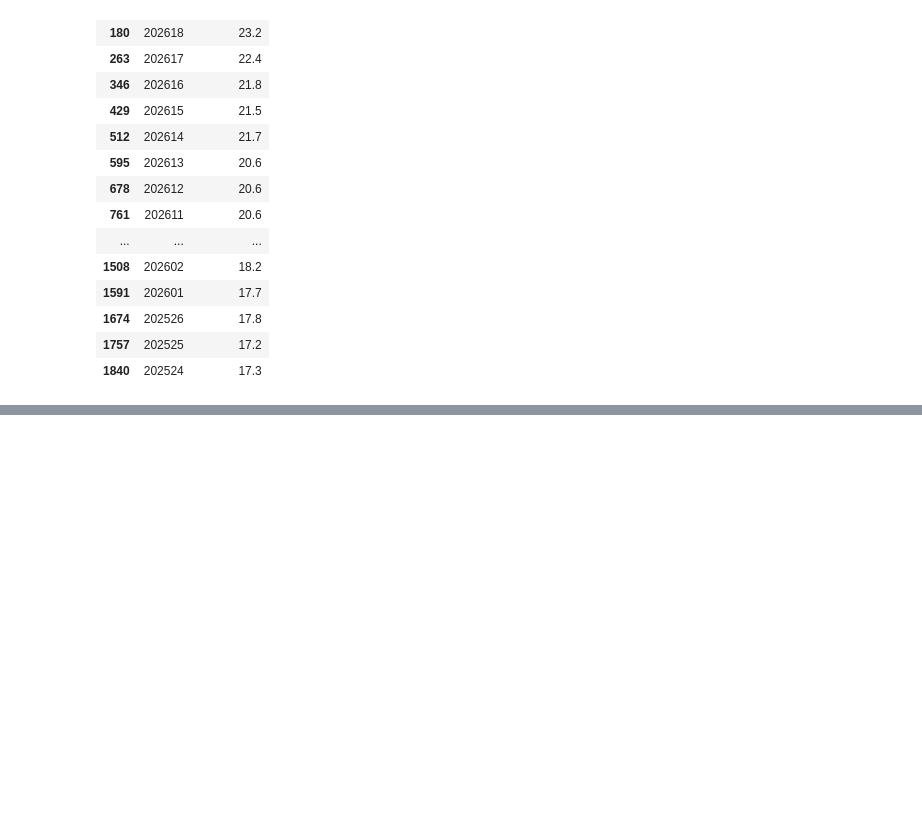
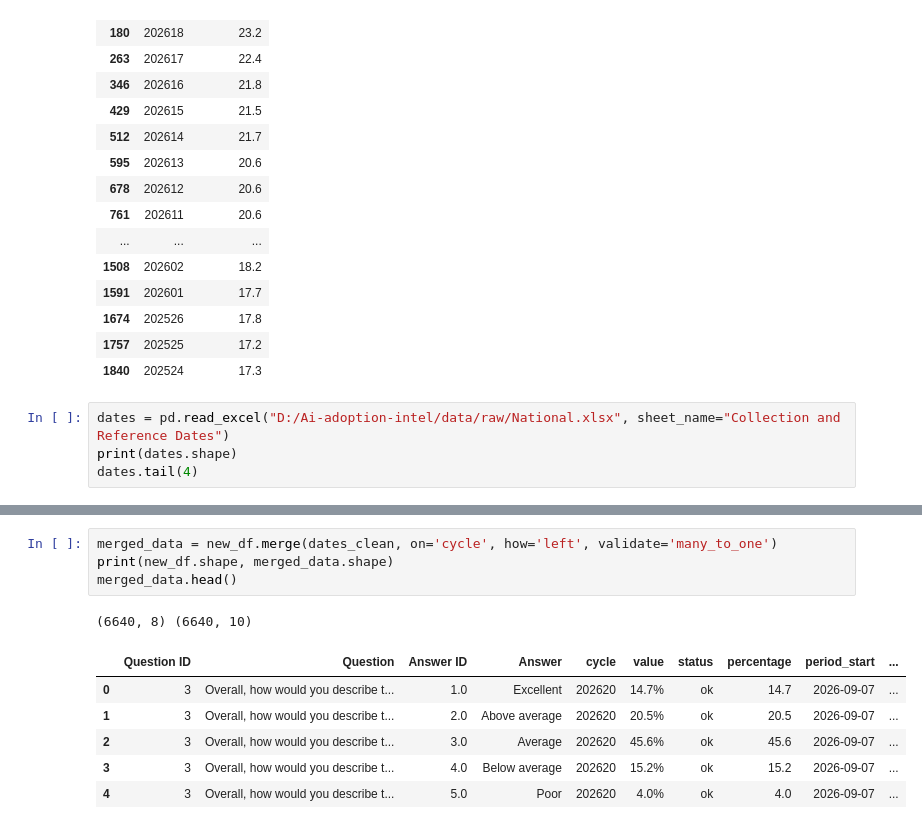
Before and after one commit to sasi1645/Ai-adoption-intel, a Jupyter notebook: notebooks/01_explore.ipynb, the cells around one changed output, grey strips where cells are left out. Saved outputs shown, nothing was run; the diff lists cells and outputs as text; blank space fills up the shorter version.

```diff
--- a/notebooks/01_explore.ipynb
+++ b/notebooks/01_explore.ipynb
@@ -168,3 +168,7 @@ ai_used[["cycle","percentage"]]
 | 1674 | 202526 | 17.8 |
 | 1757 | 202525 | 17.2 |
 | 1840 | 202524 | 17.3 |
+# %%
+dates = pd.read_excel("D:/Ai-adoption-intel/data/raw/National.xlsx", sheet_name="Collection and Reference Dates")
+print(dates.shape)
+dates.tail(4)
@@ -170,0 +207,12 @@ ai_used[["cycle","percentage"]]
+# %%
+merged_data = new_df.merge(dates_clean, on='cycle', how='left', validate='many_to_one')
+print(new_df.shape, merged_data.shape)
+merged_data.head()
+# %% [output]
+(6640, 8) (6640, 10)
+|  | Question ID | Question | Answer ID | Answer | cycle | value | status | percentage | period_start | ... |
+| 0 | 3 | Overall, how would you describe t... | 1.0 | Excellent | 202620 | 14.7% | ok | 14.7 | 2026-09-07 | ... |
+| 1 | 3 | Overall, how would you describe t... | 2.0 | Above average | 202620 | 20.5% | ok | 20.5 | 2026-09-07 | ... |
+| 2 | 3 | Overall, how would you describe t... | 3.0 | Average | 202620 | 45.6% | ok | 45.6 | 2026-09-07 | ... |
+| 3 | 3 | Overall, how would you describe t... | 4.0 | Below average | 202620 | 15.2% | ok | 15.2 | 2026-09-07 | ... |
+| 4 | 3 | Overall, how would you describe t... | 5.0 | Poor | 202620 | 4.0% | ok | 4.0 | 2026-09-07 | ... |
```
Also changed, not shown: parts of 8 cells of this notebook, 2 other files.
